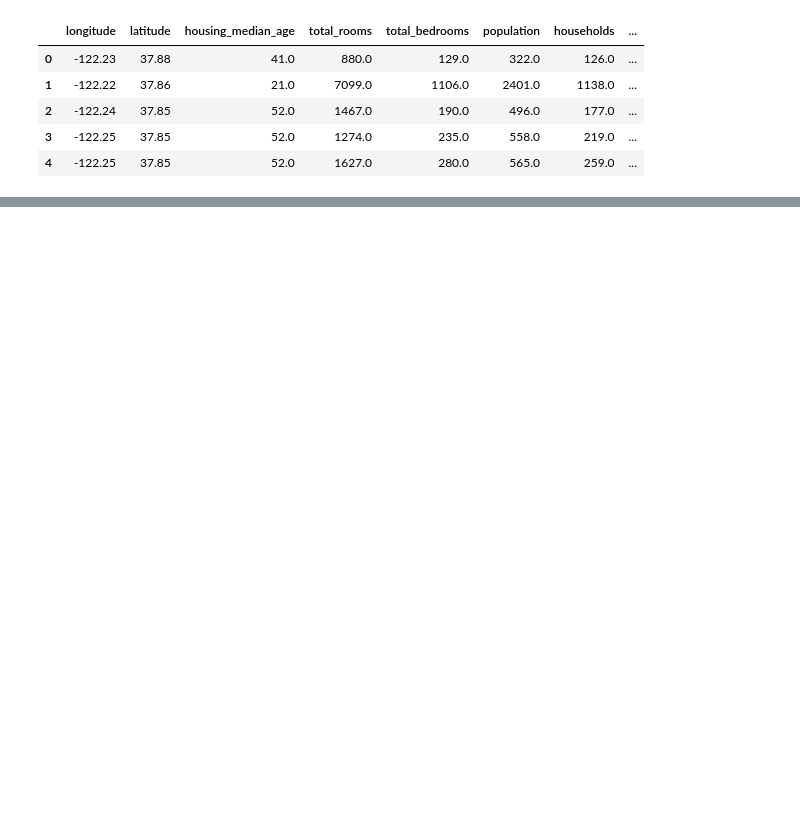
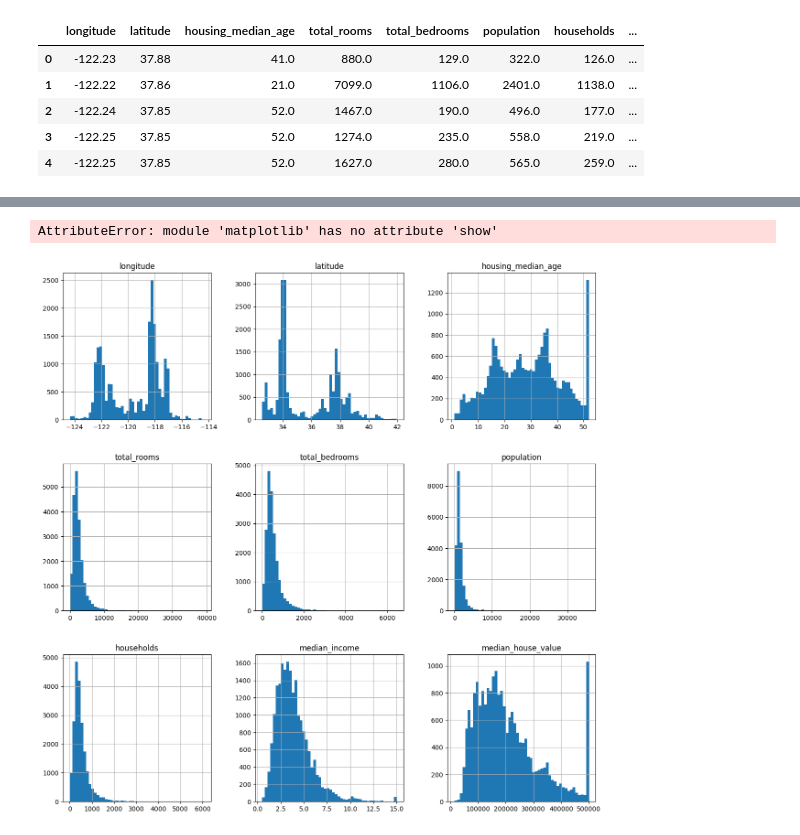
Before and after one commit to nsrisanjay/california_housing_proj, a Jupyter notebook: proj2.ipynb, the cells around one changed output, grey strips where cells are left out. Drawn from its saved outputs; the diff is of its cells as text; code cells hidden in the pictures; blank space fills up the shorter version.

Commit message:
histograms and data split

```diff
--- a/proj2.ipynb
+++ b/proj2.ipynb
@@ -14,0 +59,8 @@ data.head()
+# %%
+# call hist method, it will plot histogram for each numerical feature of the dataset
+import matplotlib as plt
+data.hist(bins=50,figsize=(15,15))
+plt.show()
+# %% [output]
+AttributeError: module 'matplotlib' has no attribute 'show'
+[figure, added]
```
Also changed, not shown: parts of 7 cells of this notebook.
